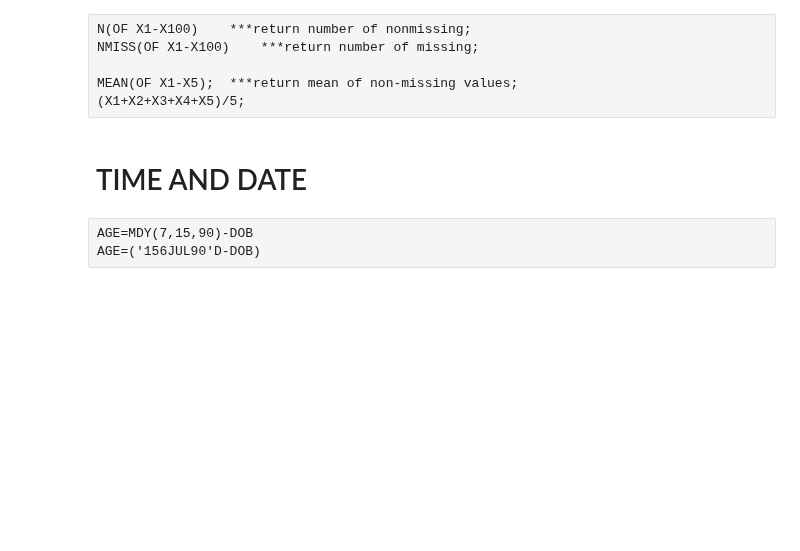
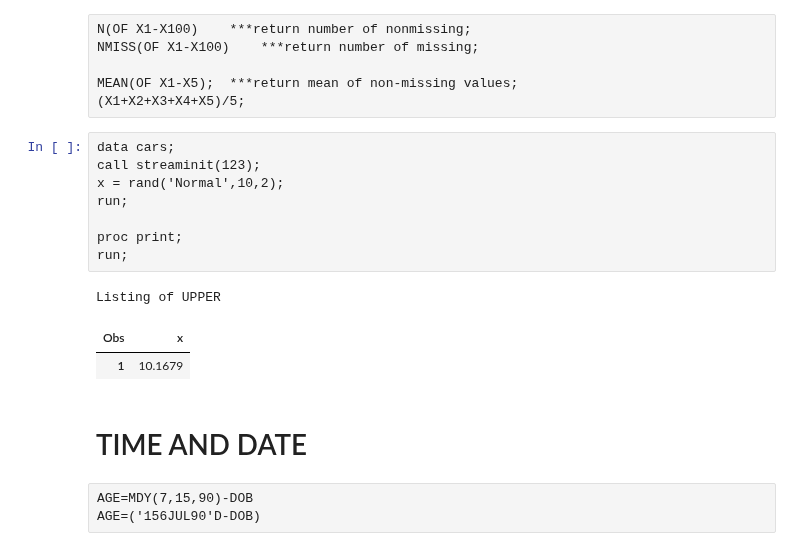
Before and after one commit to kevinwkc/my_sas, a Jupyter notebook: FUNCTION.ipynb, the cells around one changed output. Drawn from its saved outputs; the diff is of its cells as text; blank space fills up the shorter version.

```diff
--- a/FUNCTION.ipynb
+++ b/FUNCTION.ipynb
@@ -7,6 +19,18 @@ NMISS(OF X1-X100)    ***return number of missing;
 
 MEAN(OF X1-X5);  ***return mean of non-missing values;
 (X1+X2+X3+X4+X5)/5;
+# %%
+data cars;
+call streaminit(123);
+x = rand('Normal',10,2);
+run;
+
+proc print;
+run;
+# %% [output]
+Listing of UPPER
+| Obs | x |
+| 1 | 10.1679 |
 # %% [markdown]
 TIME AND DATE
 ===================
```
Also changed, not shown: parts of 5 cells of this notebook, 3 other files.
